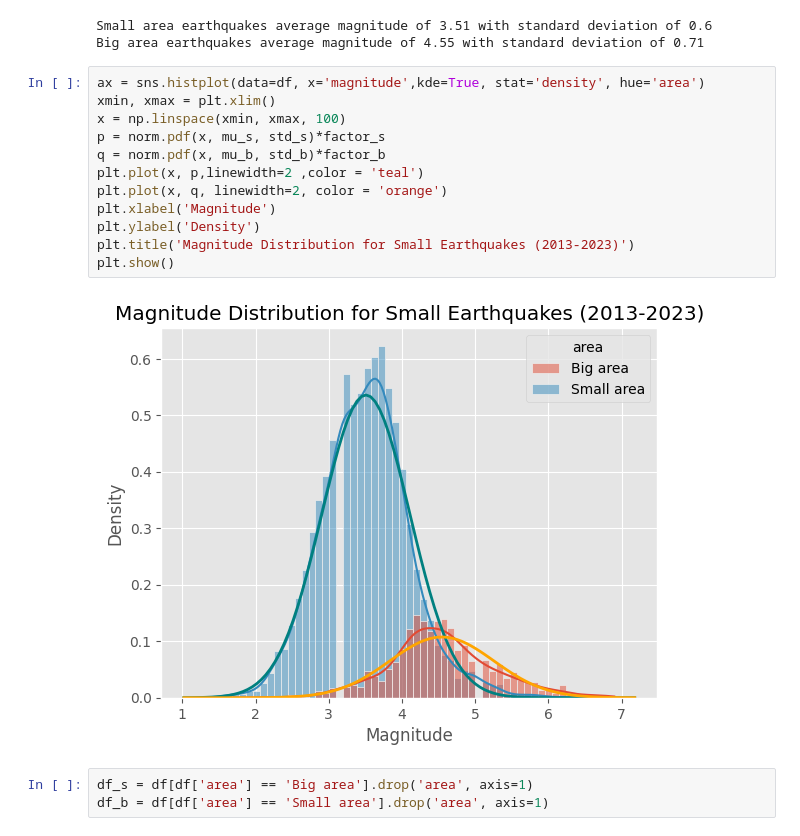
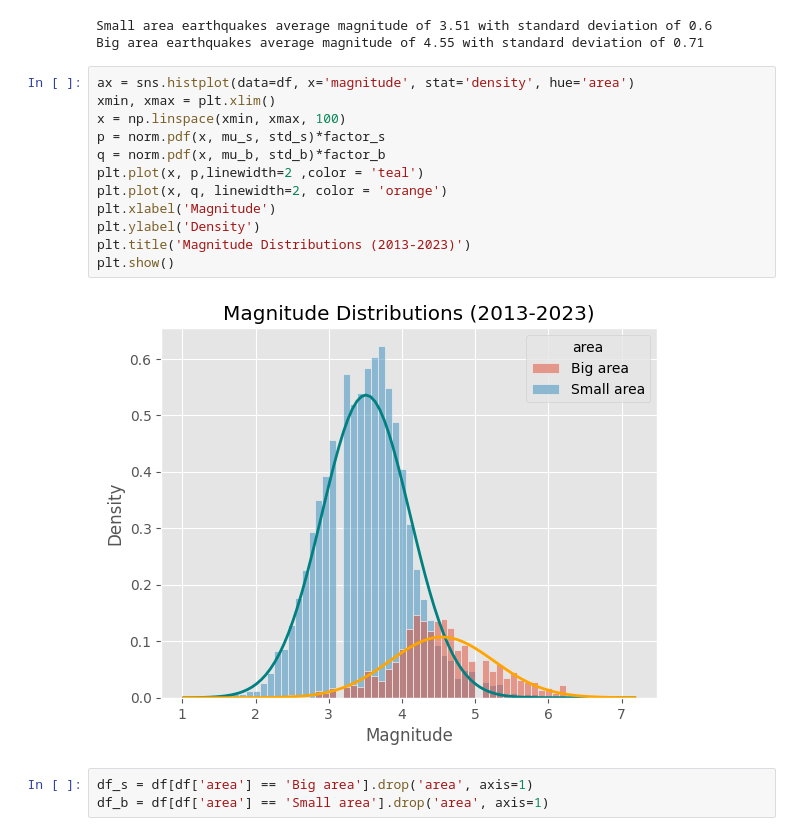
Before and after one commit to jiug/Taiwan-Earthquakes, a Jupyter notebook: earthquakes-taiwan.ipynb, the cells around one changed output. Drawn from its saved outputs; the diff is of its cells as text.

```diff
--- a/earthquakes-taiwan.ipynb
+++ b/earthquakes-taiwan.ipynb
@@ -230,19 +230,19 @@ print('Big area earthquakes average magnitude of {} with standard deviation of {
 Small area earthquakes average magnitude of 3.51 with standard deviation of 0.6
 Big area earthquakes average magnitude of 4.55 with standard deviation of 0.71
 # %%
-ax = sns.histplot(data=df, x='magnitude',kde=True, stat='density', hue='area')
+ax = sns.histplot(data=df, x='magnitude', stat='density', hue='area')
 xmin, xmax = plt.xlim()
 x = np.linspace(xmin, xmax, 100)
 p = norm.pdf(x, mu_s, std_s)*factor_s
 q = norm.pdf(x, mu_b, std_b)*factor_b
 plt.plot(x, p,linewidth=2 ,color = 'teal')
 plt.plot(x, q, linewidth=2, color = 'orange')
 plt.xlabel('Magnitude')
 plt.ylabel('Density')
-plt.title('Magnitude Distribution for Small Earthquakes (2013-2023)')
+plt.title('Magnitude Distributions (2013-2023)')
 plt.show()
 # %% [output]
-[figure, old version]
+[figure, new version]
 # %%
 df_s = df[df['area'] == 'Big area'].drop('area', axis=1)
 df_b = df[df['area'] == 'Small area'].drop('area', axis=1)
```
Also changed, not shown: parts of 7 cells of this notebook, 5 other files.
